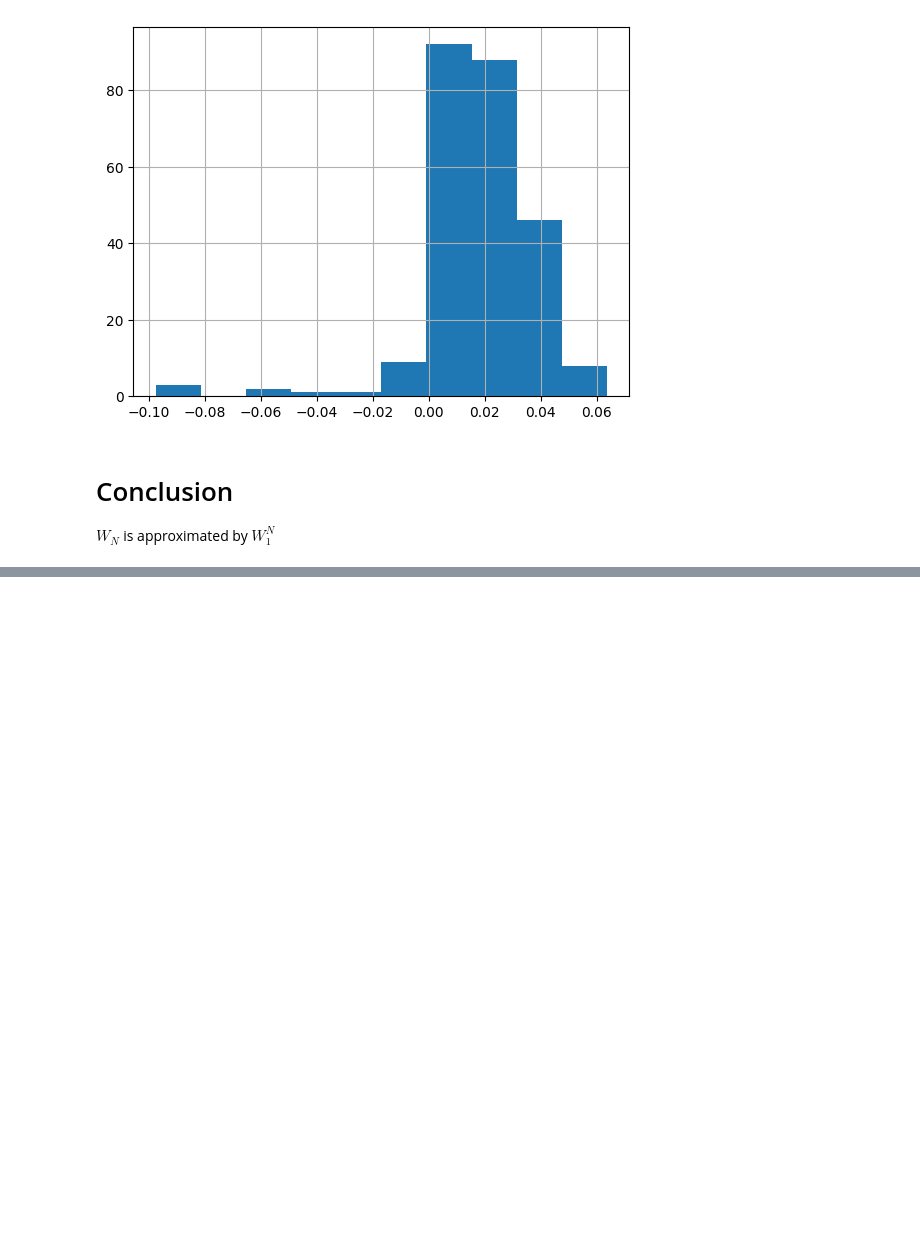
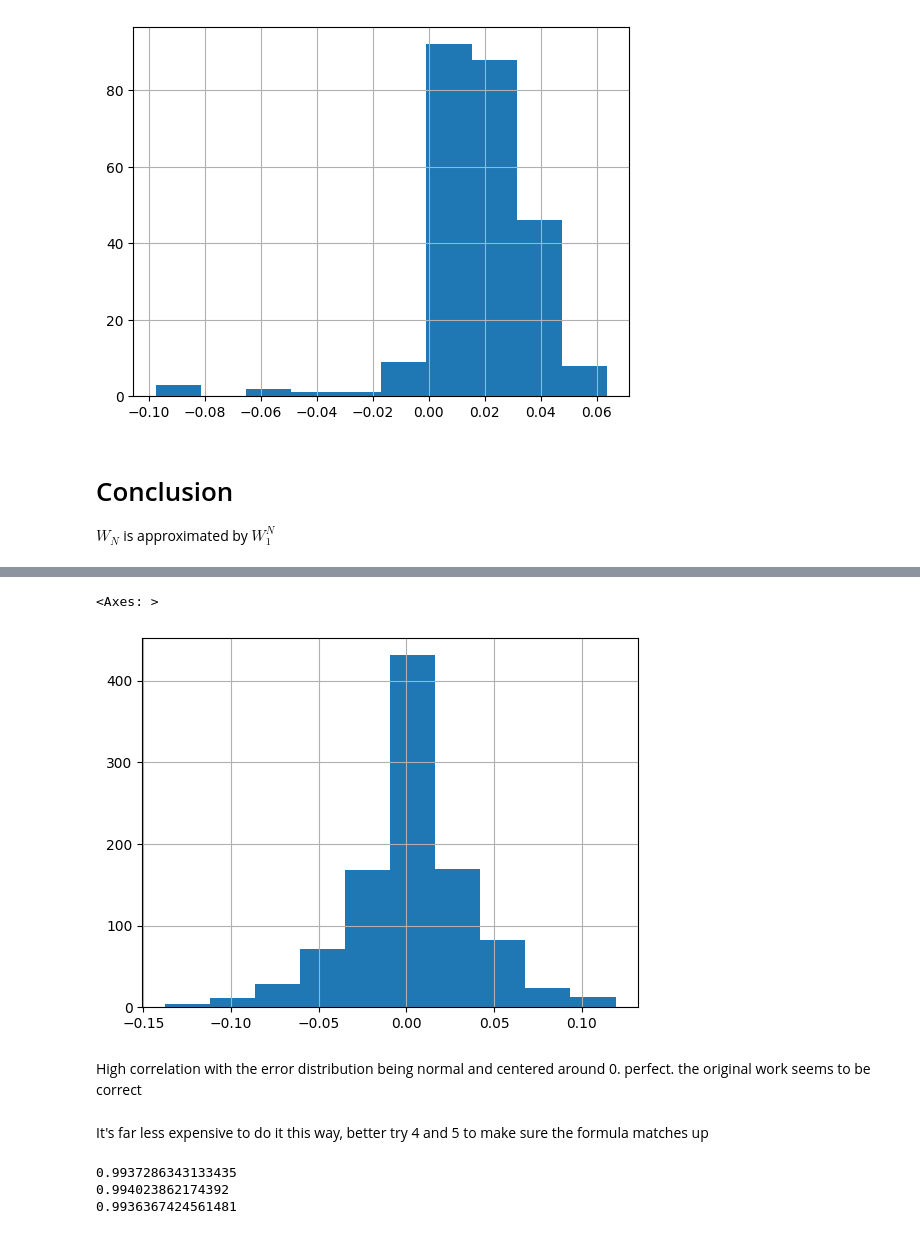
Before and after one commit to amarkules1/texas-holdem-notebooks, a Jupyter notebook: n_player_win_rates.ipynb, the cells around one changed output, grey strips where cells are left out. Drawn from its saved outputs; the diff is of its cells as text; code cells hidden in the pictures; blank space fills up the shorter version.

```diff
--- a/n_player_win_rates.ipynb
+++ b/n_player_win_rates.ipynb
@@ -168,0 +274,10 @@ $W_N$ is approximated by $W_1^N$
+# %%
+df['error'] = df['W_1_sq'] - df['W_2']
+df['error'].hist()
+# %% [output]
+<Axes: >
+[figure, added]
+# %% [markdown]
+High correlation with the error distribution being normal and centered around 0. perfect. the original work seems to be correct
+# %% [markdown]
+It's far less expensive to do it this way, better try 4 and 5 to make sure the formula matches up
@@ -168,0 +347,11 @@ $W_N$ is approximated by $W_1^N$
+# %%
+df['W_1_sq'] = df['W_1'] * df['W_1']
+df['W_1_cu'] = df['W_1'] * df['W_1'] * df['W_1']
+df['W_1_qu'] = df['W_1'] * df['W_1'] * df['W_1'] * df['W_1']
+print(df['W_1_sq'].corr(df['W_2']))
+print(df['W_1_cu'].corr(df['W_3']))
+print(df['W_1_qu'].corr(df['W_4']))
+# %% [output]
+0.9937286343133435
+0.994023862174392
+0.9936367424561481
```
Also changed, not shown: parts of 13 cells of this notebook.
